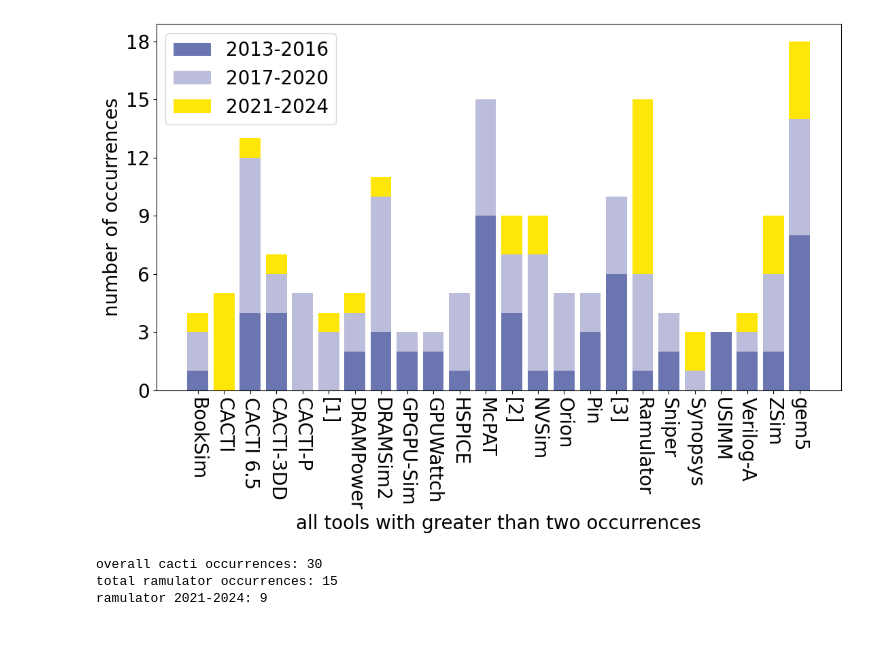
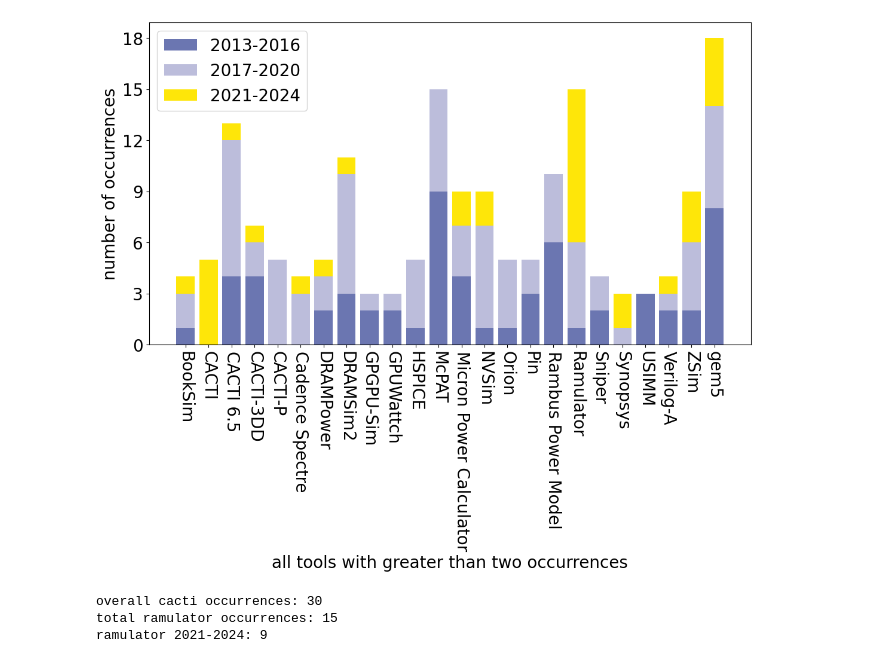
Before and after one commit to oliv-iam/pim-methodologies, a Jupyter notebook: pim_methodologies/methods.ipynb, the cells around one changed output. Saved outputs shown, nothing was run; the diff lists cells and outputs as text; code cells hidden in the pictures; blank space fills up the shorter version.

```diff
--- a/pim_methodologies/methods.ipynb
+++ b/pim_methodologies/methods.ipynb
@@ -49,28 +49,28 @@ tool_counts = {
 # %%
 colors = ['#6b76b1', '#bcbddb', '#fee609', '#fcf49f', '#e6e7e8']
 plt.rcParams.update({'font.size': 20})
 xlabels = to_include
-xlabels[5] = '[1]'
-xlabels[12] = '[2]'
-xlabels[16] = '[3]'
+# xlabels[5] = '[1]'
+xlabels[12] = 'Micron Power Calculator'
+xlabels[16] = 'Rambus Power Model'
 f, ax = plt.subplots()
 bottom = np.zeros(len(to_include))
 i = 0
 for tool, count in tool_counts.items():
     p = ax.bar(to_include, count, label=tool, bottom=bottom, color=colors[i])
     bottom += count
     i += 1
 ax.legend()
 ax.set_ylabel('number of occurrences')
 ax.set_xlabel('all tools with greater than two occurrences')
 ax.set_yticks(list(range(0, 21, 3)))
 ax.set_xticks(to_include)
 ax.set_xticklabels(xlabels)
 ax.tick_params(axis='x', labelrotation=-90)
 f.set_size_inches(13, 7)
 plt.show()
 # %% [output]
-[figure, old version]
+[figure, new version]
 # %%
 cacti_total = 0
 cacti_cols = ['CACTI', 'CACTI 6.5', 'CACTI-3DD', 'CACTI-P']
```
Also changed, not shown: 6 other files.
